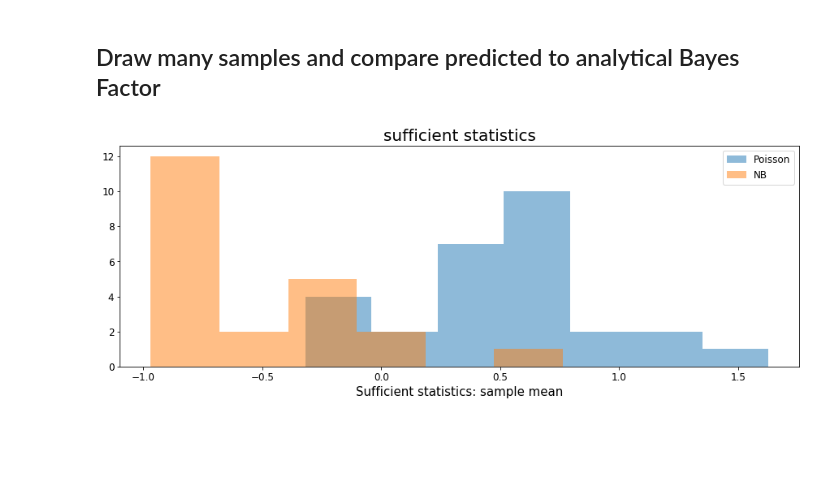
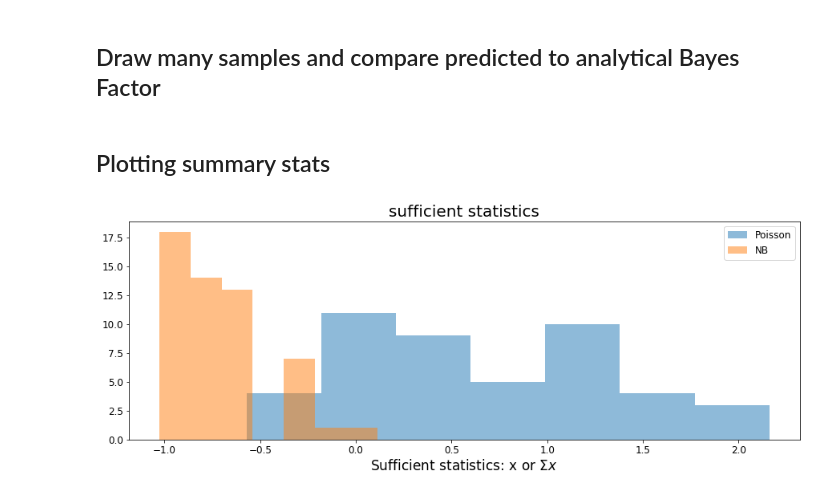
Before and after one commit to janfb/mcabc, a Jupyter notebook: ModelComparison_poisson_vs_negbin.ipynb, the cells around one changed output. Drawn from its saved outputs; the diff is of its cells as text; code cells hidden in the pictures; blank space fills up the shorter version.

```diff
--- a/ModelComparison_poisson_vs_negbin.ipynb
+++ b/ModelComparison_poisson_vs_negbin.ipynb
@@ -16,7 +16,7 @@ from utils import *
 %matplotlib inline
 
 mpl.rcParams['axes.titlesize'] = 20
-mpl.rcParams['axes.labelsize'] = 15
+mpl.rcParams['axes.labelsize'] = 17
 mpl.rcParams['ytick.labelsize'] = 12
 mpl.rcParams['xtick.labelsize'] = 12
 mpl.rcParams['legend.fontsize'] = 12
@@ -32,7 +32,7 @@ Overdispersion means that the dispersion predicted by the model is less than tha
 Given that we want to start with a very simple case, we should choose the Gamma and Beta priors on the Poisson and the NB model such that they result in very different data models.
 # %%
 sample_size = 1
-n_samples = 20000
+n_samples = 150000
 
 # set prior parameters
 # gamma prior shape and scale
@@ -45,7 +45,7 @@ gamma_prior = gamma(a=shape, scale=scale)
 alp = 5.
 bet = 2.
 # neg bin number of successes, fixed
-r = 7.
+r = 3.
 beta_prior = beta(a=alp, b=bet)
 # %%
 k = np.arange(50)
@@ -181,7 +178,7 @@ nb_psuccess = beta_prior.mean()
 # flag for plotting sample distributions
 plot = False
 
-Ntest = 50
+Ntest = 100
 for i in range(Ntest):
 
     # sample model index
@@ -229,18 +226,20 @@ for i in range(Ntest):
 mi_true = np.array(model_indices)
 
 # MAP estimate of model index
-mi_pred = np.array(pred_mi)
+mi_pred = (np.array(bf_predicted) < 0)  # np.array(pred_mi)
 
 # predict m_i = 1 if log BF negaive, m_i = 0 if it is positive
 mi_ana = (np.array(bf_true) < 0)
 
 stats = np.array(stats).squeeze().reshape(Ntest, n_inputs)
+# %% [markdown]
+## Plotting summary stats
 # %%
 plt.title('sufficient statistics')
 plt.hist(stats[mi_true.astype(int)==0, 0], bins='auto', label='Poisson', alpha=.5)
 plt.hist(stats[mi_true.astype(int)==1, 0], bins='auto', label='NB', alpha=.5)
-plt.xlabel('Sufficient statistics: sample mean')
+plt.xlabel(r'Sufficient statistics: x or $\Sigma x$')
 plt.legend();
 plt.savefig(os.path.join('figures', 'stats_hists.png'), dpi=300);
 # %% [output]
-[figure, old version]
+[figure, new version]
```
Also changed, not shown: parts of 11 cells of this notebook, 4 other files.
